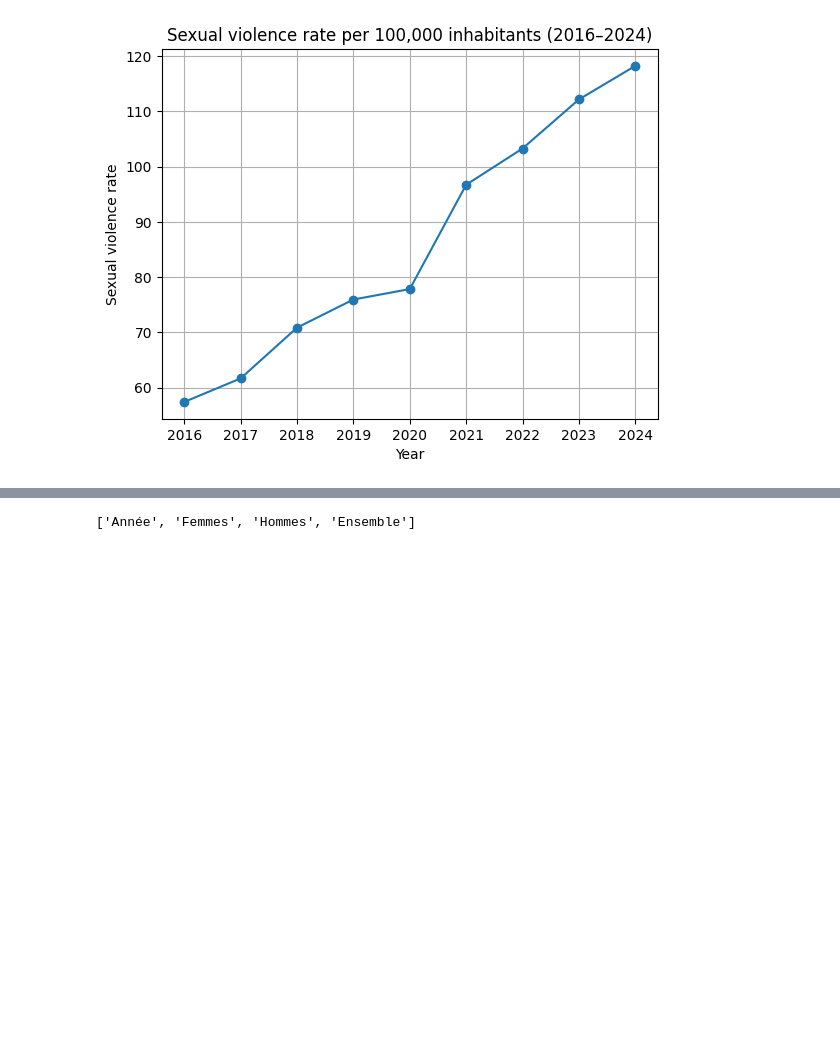
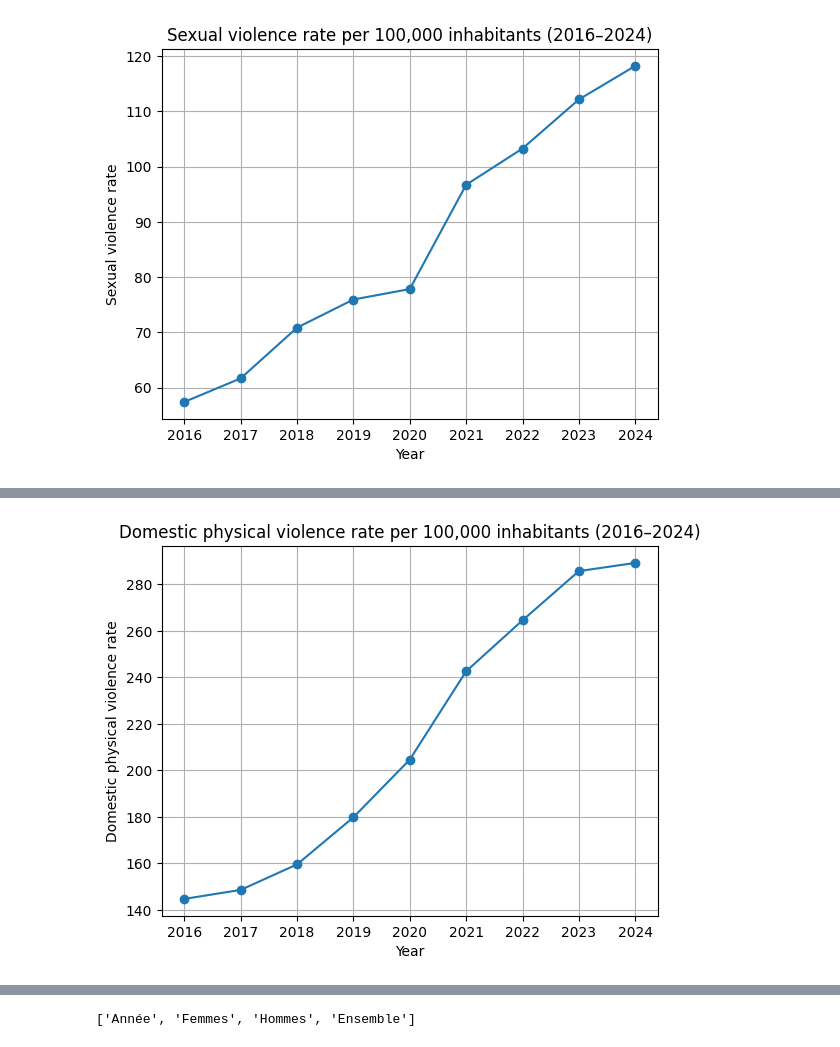
Before and after one commit to luciedum-dot/Intro-to-data-analysis-with-Python---Final-Project, a Jupyter notebook: Evolutions_of_Criminality_France_2016_2024.ipynb, the cells around one changed output, grey strips where cells are left out. Drawn from its saved outputs; the diff is of its cells as text; code cells hidden in the pictures; blank space fills up the shorter version.

```diff
--- a/Evolutions_of_Criminality_France_2016_2024.ipynb
+++ b/Evolutions_of_Criminality_France_2016_2024.ipynb
@@ -277,0 +305,6 @@ plt.show()
+# %%
+#Gather data on domestic physical violence and population on the same table to then plot their evolution on the same graph
+df_total_dpv = df_total[['Année', 'Violences physiques dans le cadre intra-familial']]
+df_merged_dpv = pd.merge(df_total_dpv, df_pop_années_ensemble, on="Année")
+df_merged_dpv_renamed = df_merged_dpv.rename(columns={"Ensemble": "Population"})
+df_merged_dpv_renamed.head(10)
@@ -277,0 +322,11 @@ plt.show()
+# %%
+#Calculate the domestic physical violence rate and plot it. The population number has been multiplied by 1000 as it was displayed in thousands people in the excelfile and the dataframes before
+df_dpv_rate = df_merged_dpv_renamed['Violences physiques dans le cadre intra-familial'] / (df_merged_dpv_renamed['Population']*1000) * 100_000
+plt.plot(df_merged_dpv_renamed['Année'], df_dpv_rate, marker='o')
+plt.title("Domestic physical violence rate per 100,000 inhabitants (2016–2024)")
+plt.xlabel("Year")
+plt.ylabel("Domestic physical violence rate")
+plt.grid(True)
+plt.show()
+# %% [output]
+[figure, added]
```
Also changed, not shown: parts of 19 cells of this notebook.
